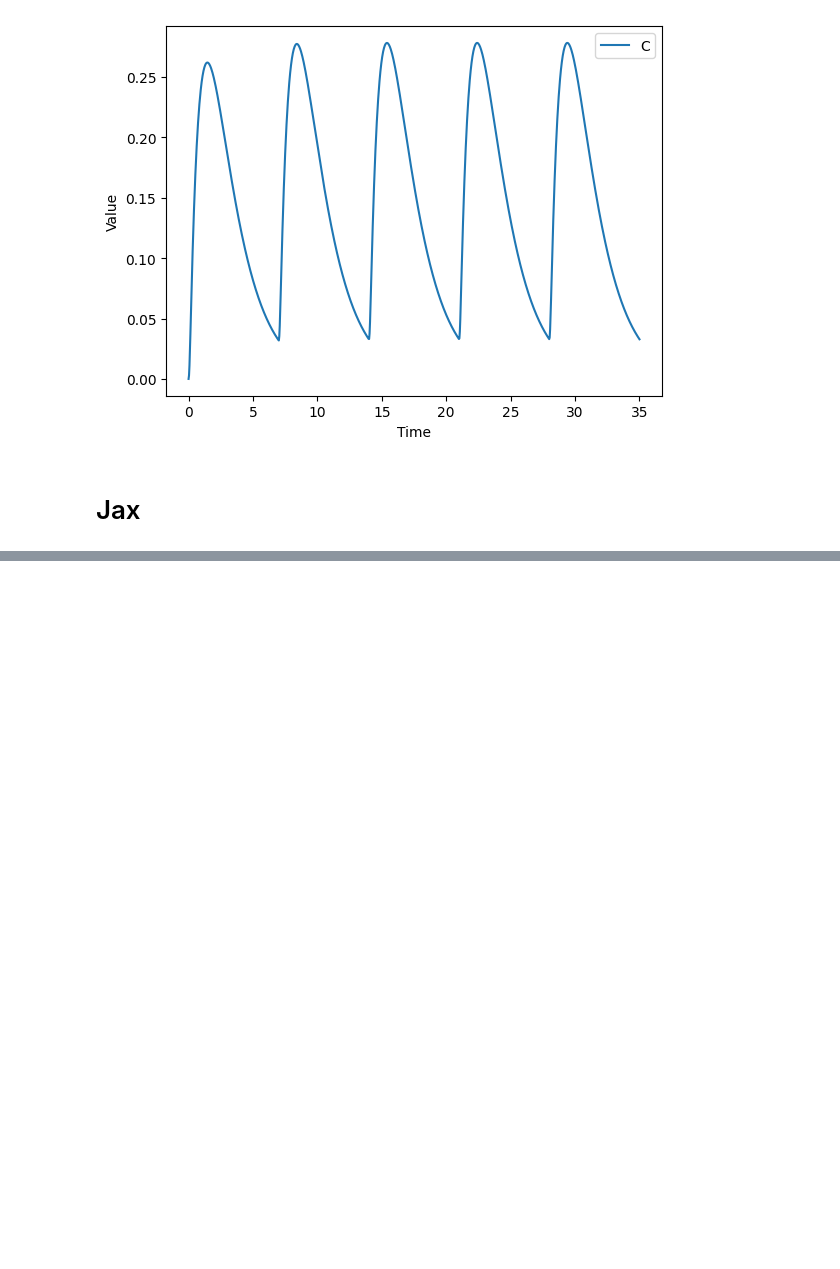
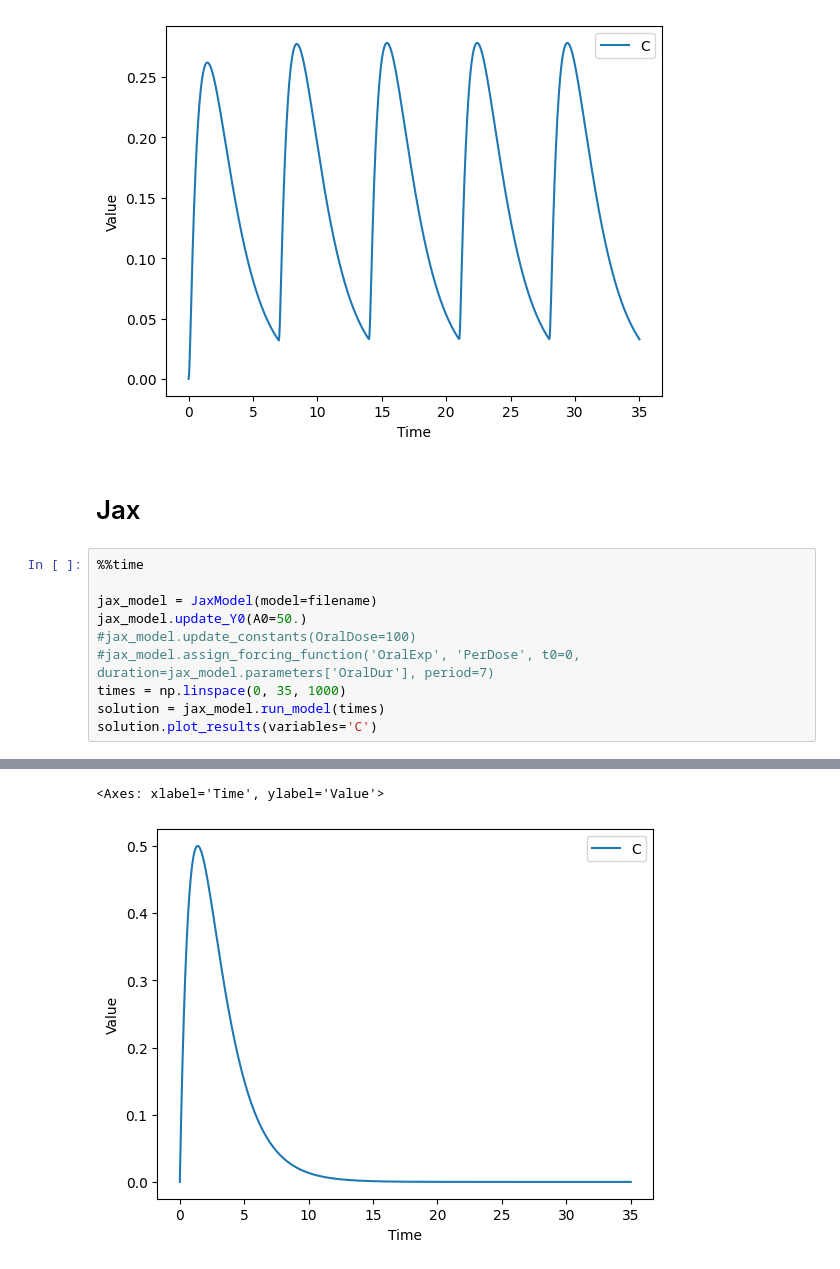
Before and after one commit to USEPA/PyMCSimMod, a Jupyter notebook: docs/notebooks/pk_dosing.ipynb, the cells around one changed output, grey strips where cells are left out. Drawn from its saved outputs; the diff is of its cells as text; blank space fills up the shorter version.

```diff
--- a/docs/notebooks/pk_dosing.ipynb
+++ b/docs/notebooks/pk_dosing.ipynb
@@ -38,3 +35,14 @@ WARNING: No t_error rule is defined
 [figure]
 # %% [markdown]
 # Jax
+# %%
+%%time
+
+jax_model = JaxModel(model=filename)
+jax_model.update_Y0(A0=50.)
+#jax_model.update_constants(OralDose=100)
+#jax_model.assign_forcing_function('OralExp', 'PerDose', t0=0, duration=jax_model.parameters['OralDur'], period=7)
+times = np.linspace(0, 35, 1000)
+solution = jax_model.run_model(times)
+solution.plot_results(variables='C')
+# %% [output]
@@ -41 +52,3 @@ WARNING: No t_error rule is defined
+<Axes: xlabel='Time', ylabel='Value'>
+[figure, added]
 # %%
```
Also changed, not shown: parts of 3 cells of this notebook, 2 other files.
